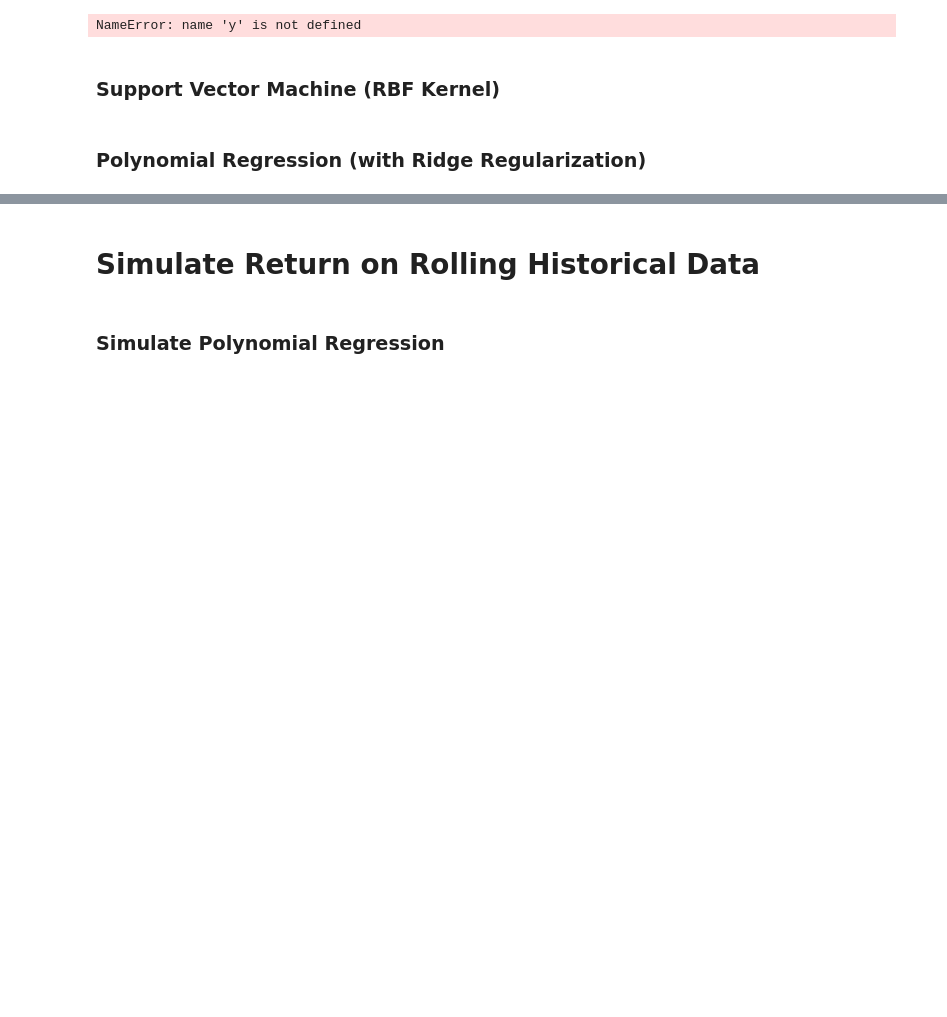
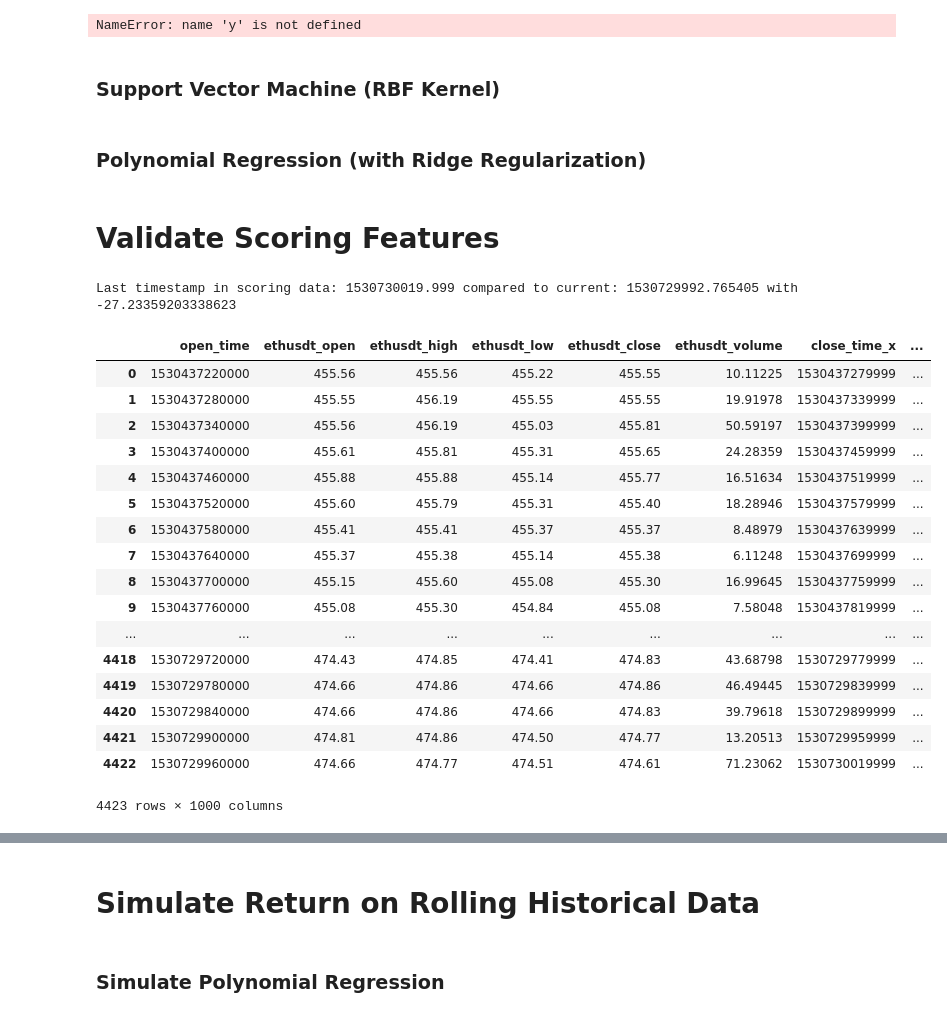
Before and after one commit to ChrisMcPherson/logic_by_loidsig, a Jupyter notebook: notebooks/market_maker_model_dev.ipynb, the cells around one changed output, grey strips where cells are left out. Cells and saved outputs as stored; diff of their text form; code cells hidden in the pictures; blank space fills up the shorter version.

Commit message:
Resolved scoring and training set differences

```diff
--- a/notebooks/market_maker_model_dev.ipynb
+++ b/notebooks/market_maker_model_dev.ipynb
@@ -446,3 +475,38 @@ clf = linear_model.RidgeCV(alphas=(.0001,.001,.01,.1,1,10), normalize=True)
 #clf = linear_model.Ridge(alpha=10, normalize=True)
 clf.fit(X, y_train)
 print(r2_score(y_test, clf.predict(X_)))
+# %% [markdown]
+# Validate Scoring Features
+# %%
+import market_maker_scoring
+
+mm_scoring = market_maker_scoring.MarketMakerScoring()
+# Set scoring data and retrieve the most recent minutes features
+mm_scoring.set_scoring_data(in_parallel=True)
+recent_df = mm_scoring.scoring_features_df.sort_values('open_time')
+# Check time diff
+latest_timestamp = recent_df.iloc[-1:]['close_time_x'].item() / 1000
+print(f"Last timestamp in scoring data: {latest_timestamp} compared to current: {time.time()} with {time.time() - latest_timestamp}")
+# %% [output]
+Last timestamp in scoring data: 1530730019.999 compared to current: 1530729992.765405 with -27.23359203338623
+# %%
+recent_df
+# %% [output]
+|  | open_time | ethusdt_open | ethusdt_high | ethusdt_low | ethusdt_close | ethusdt_volume | close_time_x | ... |
+| 0 | 1530437220000 | 455.56 | 455.56 | 455.22 | 455.55 | 10.11225 | 1530437279999 | ... |
+| 1 | 1530437280000 | 455.55 | 456.19 | 455.55 | 455.55 | 19.91978 | 1530437339999 | ... |
+| 2 | 1530437340000 | 455.56 | 456.19 | 455.03 | 455.81 | 50.59197 | 1530437399999 | ... |
+| 3 | 1530437400000 | 455.61 | 455.81 | 455.31 | 455.65 | 24.28359 | 1530437459999 | ... |
+| 4 | 1530437460000 | 455.88 | 455.88 | 455.14 | 455.77 | 16.51634 | 1530437519999 | ... |
+| 5 | 1530437520000 | 455.60 | 455.79 | 455.31 | 455.40 | 18.28946 | 1530437579999 | ... |
+| 6 | 1530437580000 | 455.41 | 455.41 | 455.37 | 455.37 | 8.48979 | 1530437639999 | ... |
+| 7 | 1530437640000 | 455.37 | 455.38 | 455.14 | 455.38 | 6.11248 | 1530437699999 | ... |
+| 8 | 1530437700000 | 455.15 | 455.60 | 455.08 | 455.30 | 16.99645 | 1530437759999 | ... |
+| 9 | 1530437760000 | 455.08 | 455.30 | 454.84 | 455.08 | 7.58048 | 1530437819999 | ... |
+| ... | ... | ... | ... | ... | ... | ... | ... | ... |
+| 4418 | 1530729720000 | 474.43 | 474.85 | 474.41 | 474.83 | 43.68798 | 1530729779999 | ... |
+| 4419 | 1530729780000 | 474.66 | 474.86 | 474.66 | 474.86 | 46.49445 | 1530729839999 | ... |
+| 4420 | 1530729840000 | 474.66 | 474.86 | 474.66 | 474.83 | 39.79618 | 1530729899999 | ... |
+| 4421 | 1530729900000 | 474.81 | 474.86 | 474.50 | 474.77 | 13.20513 | 1530729959999 | ... |
+| 4422 | 1530729960000 | 474.66 | 474.77 | 474.51 | 474.61 | 71.23062 | 1530730019999 | ... |
+4423 rows × 1000 columns
```
Also changed, not shown: parts of 11 cells of this notebook, 14 other files.
